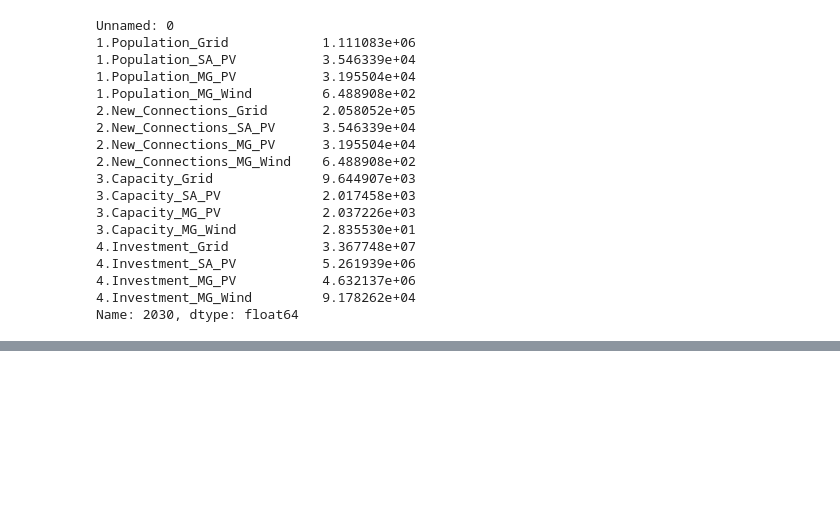
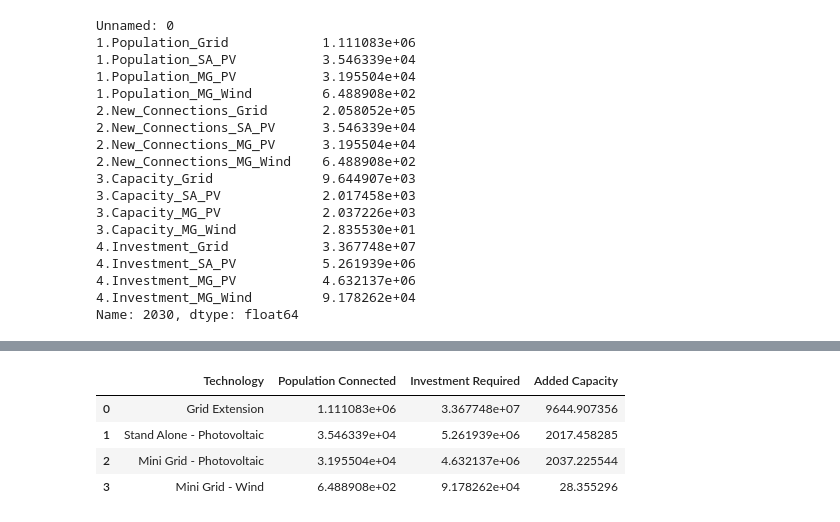
Before and after one commit to crosscompute/onsset-automation, a Jupyter notebook: sections/overview/run.ipynb, the cells around one changed output, grey strips where cells are left out. Saved outputs shown, nothing was run; the diff lists cells and outputs as text; code cells hidden in the pictures; blank space fills up the shorter version.

Commit message:
Generate geojson and table based on chad report example

```diff
--- a/sections/overview/run.ipynb
+++ b/sections/overview/run.ipynb
@@ -225,0 +258,13 @@ summary_table['Added Capacity']
+# %%
+added_capacity_index = '3.Capacity'
+summary_table['Added Capacity'] = t[t.index.str.contains(added_capacity_index)].reset_index(drop=True)
+
+with open(join(output_folder, "overview-table.geojson"), 'w') as f:
+    summary_table.to_csv(f)
+summary_table
+# %% [output]
+|  | Technology | Population Connected | Investment Required | Added Capacity |
+| 0 | Grid Extension | 1.111083e+06 | 3.367748e+07 | 9644.907356 |
+| 1 | Stand Alone - Photovoltaic | 3.546339e+04 | 5.261939e+06 | 2017.458285 |
+| 2 | Mini Grid - Photovoltaic | 3.195504e+04 | 4.632137e+06 | 2037.225544 |
+| 3 | Mini Grid - Wind | 6.488908e+02 | 9.178262e+04 | 28.355296 |
```
Also changed, not shown: parts of 9 cells of this notebook, 7 other files.
